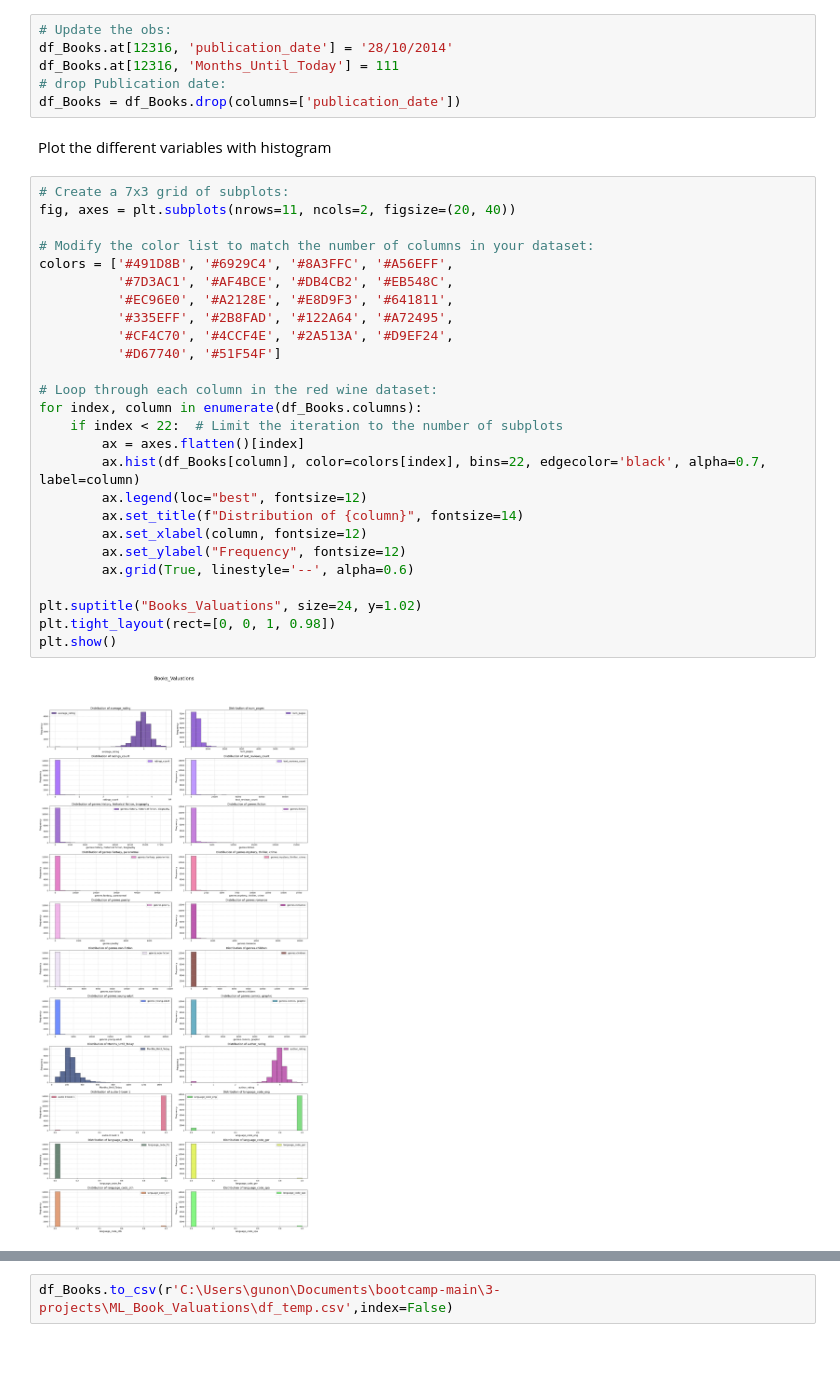
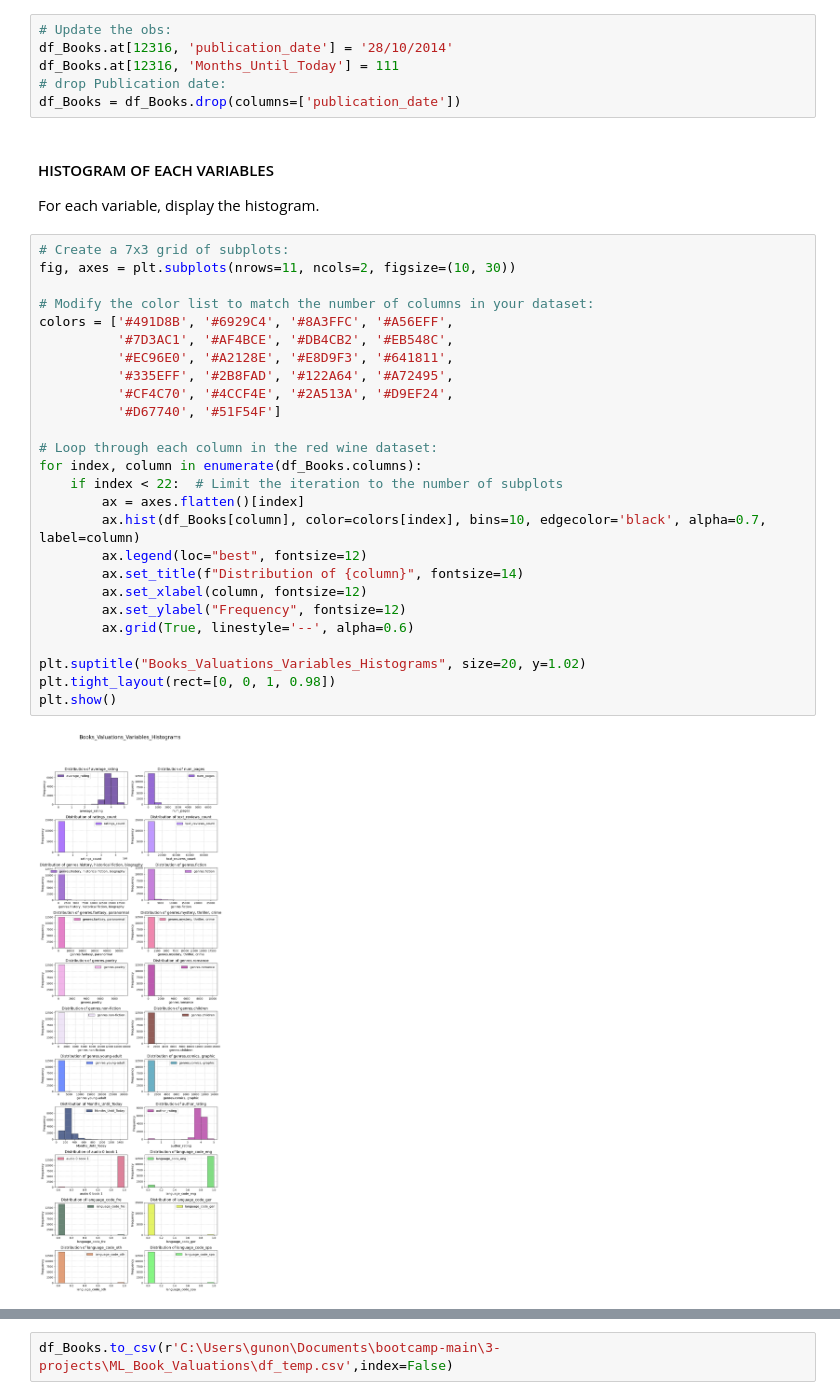
Before and after one commit to gunony/ML_Book_Valuations, a Jupyter notebook: Book_Valuation_MachineLearning.ipynb, the cells around one changed output, grey strips where cells are left out. Cells and saved outputs as stored; diff of their text form; blank space fills up the shorter version.

```diff
--- a/Book_Valuation_MachineLearning.ipynb
+++ b/Book_Valuation_MachineLearning.ipynb
@@ -154,32 +154,33 @@ df_Books.at[12316, 'Months_Until_Today'] = 111
 # drop Publication date:
 df_Books = df_Books.drop(columns=['publication_date'])
 # %% [markdown]
-Plot the different variables with histogram
+#### HISTOGRAM OF EACH VARIABLES
+For each variable, display the histogram.
 # %%
 # Create a 7x3 grid of subplots:
-fig, axes = plt.subplots(nrows=11, ncols=2, figsize=(20, 40))
+fig, axes = plt.subplots(nrows=11, ncols=2, figsize=(10, 30))
 
 # Modify the color list to match the number of columns in your dataset:
 colors = ['#491D8B', '#6929C4', '#8A3FFC', '#A56EFF',
           '#7D3AC1', '#AF4BCE', '#DB4CB2', '#EB548C',
           '#EC96E0', '#A2128E', '#E8D9F3', '#641811',
           '#335EFF', '#2B8FAD', '#122A64', '#A72495',
           '#CF4C70', '#4CCF4E', '#2A513A', '#D9EF24',
           '#D67740', '#51F54F']
 
 # Loop through each column in the red wine dataset:
 for index, column in enumerate(df_Books.columns):
     if index < 22:  # Limit the iteration to the number of subplots
         ax = axes.flatten()[index]
-        ax.hist(df_Books[column], color=colors[index], bins=22, edgecolor='black', alpha=0.7, label=column)
+        ax.hist(df_Books[column], color=colors[index], bins=10, edgecolor='black', alpha=0.7, label=column)
         ax.legend(loc="best", fontsize=12)
         ax.set_title(f"Distribution of {column}", fontsize=14)
         ax.set_xlabel(column, fontsize=12)
         ax.set_ylabel("Frequency", fontsize=12)
         ax.grid(True, linestyle='--', alpha=0.6)
 
-plt.suptitle("Books_Valuations", size=24, y=1.02)
+plt.suptitle("Books_Valuations_Variables_Histograms", size=20, y=1.02)
 plt.tight_layout(rect=[0, 0, 1, 0.98])
 plt.show()
 # %% [output]
-[figure, old version]
+[figure, new version]
```
Also changed, not shown: parts of 3 cells of this notebook.
